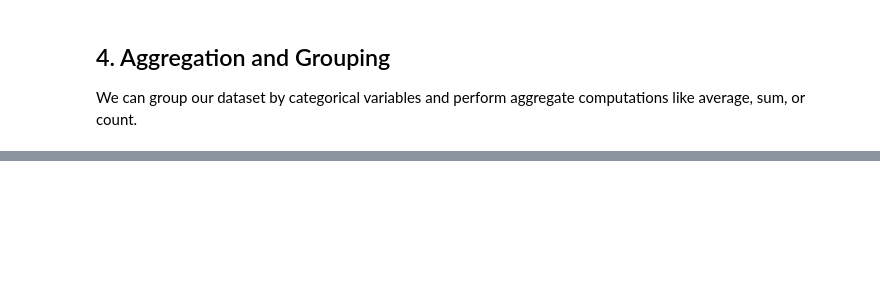
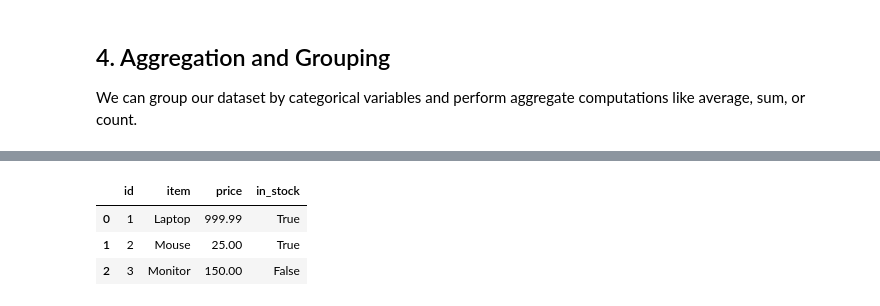
Before and after one commit to Mozhan/Colab-Python-Notes, a Jupyter notebook: pandas.ipynb, the cells around one changed output, grey strips where cells are left out. Cells and saved outputs as stored; diff of their text form; code cells hidden in the pictures; blank space fills up the shorter version.

```diff
--- a/pandas.ipynb
+++ b/pandas.ipynb
@@ -67,0 +129,22 @@ display(avg_salary_by_city)
+# %%
+# Example: How you would read a CSV file
+# df_csv = pd.read_csv('path_to_file.csv')
+
+# Example: How you would read an Excel file
+# df_excel = pd.read_excel('path_to_file.xlsx', sheet_name='Sheet1')
+
+# Let's create a temporary CSV file to demonstrate reading it
+import tempfile
+
+with tempfile.NamedTemporaryFile(mode='w+', delete=False, suffix='.csv') as temp_file:
+    temp_file.write("id,item,price,in_stock\n1,Laptop,999.99,True\n2,Mouse,25.00,True\n3,Monitor,150.00,False\n")
+    temp_file_path = temp_file.name
+
+# Reading the CSV file back using pandas
+loaded_df = pd.read_csv(temp_file_path)
+display(loaded_df)
+# %% [output]
+|  | id | item | price | in_stock |
+| 0 | 1 | Laptop | 999.99 | True |
+| 1 | 2 | Mouse | 25.00 | True |
+| 2 | 3 | Monitor | 150.00 | False |
```
Also changed, not shown: parts of 7 cells of this notebook.
